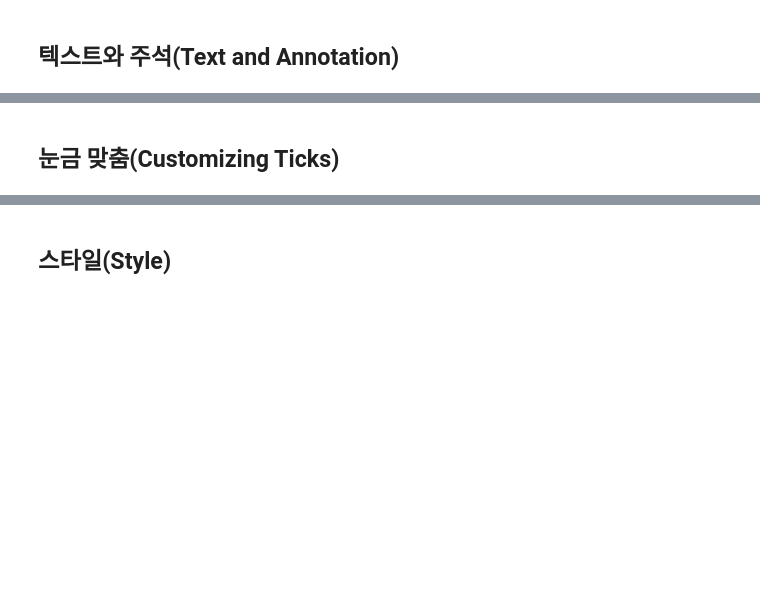
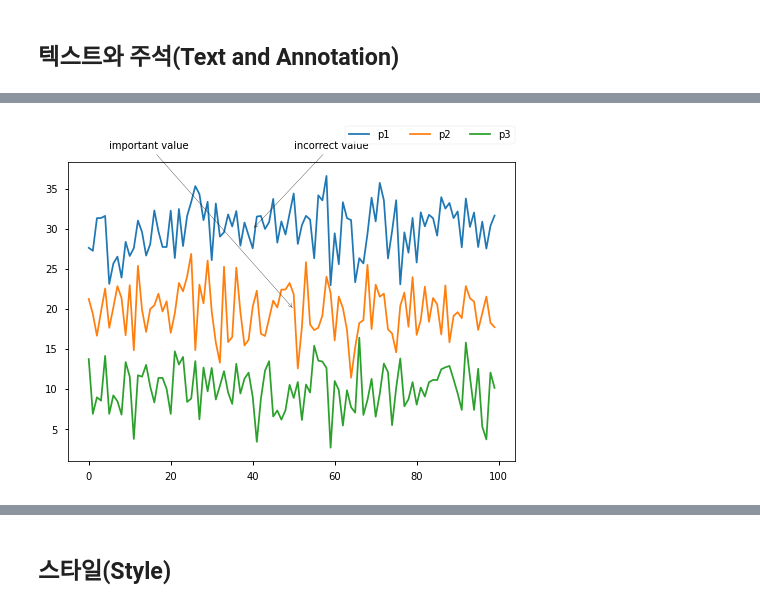
Before and after one commit to mkbahk/MatplotlibLearning, a Jupyter notebook: _Matplotlib_한번에_제대로_배우기.ipynb, the cells around one changed output, grey strips where cells are left out. Cells and saved outputs as stored; diff of their text form; code cells hidden in the pictures; blank space fills up the shorter version.

```diff
--- a/_Matplotlib_한번에_제대로_배우기.ipynb
+++ b/_Matplotlib_한번에_제대로_배우기.ipynb
@@ -395,2 +395,14 @@ plt.annotate('Interesting Point',
-# %% [markdown]
-## 눈금 맞춤(Customizing Ticks)
+# %%
+x1 = np.random.normal(30, 3, 100)
+x2 = np.random.normal(20, 3, 100)
+x3 = np.random.normal(10, 3, 100)
+
+plt.plot(x1, label='p1')
+plt.plot(x2, label='p2')
+plt.plot(x3, label='p3')
+
+plt.legend(bbox_to_anchor=(0., 1.02, 1., .102), loc=0, ncol=3, mode='extend', borderaxespad=0.)
+plt.annotate("important value", (50,20), xytext=(5, 40), arrowprops=dict(arrowstyle='->'))
+plt.annotate("incorrect value", (40,30), xytext=(50, 40), arrowprops=dict(arrowstyle='->'));
+# %% [output]
+[figure, added]
```
Also changed, not shown: parts of 34 cells of this notebook.
